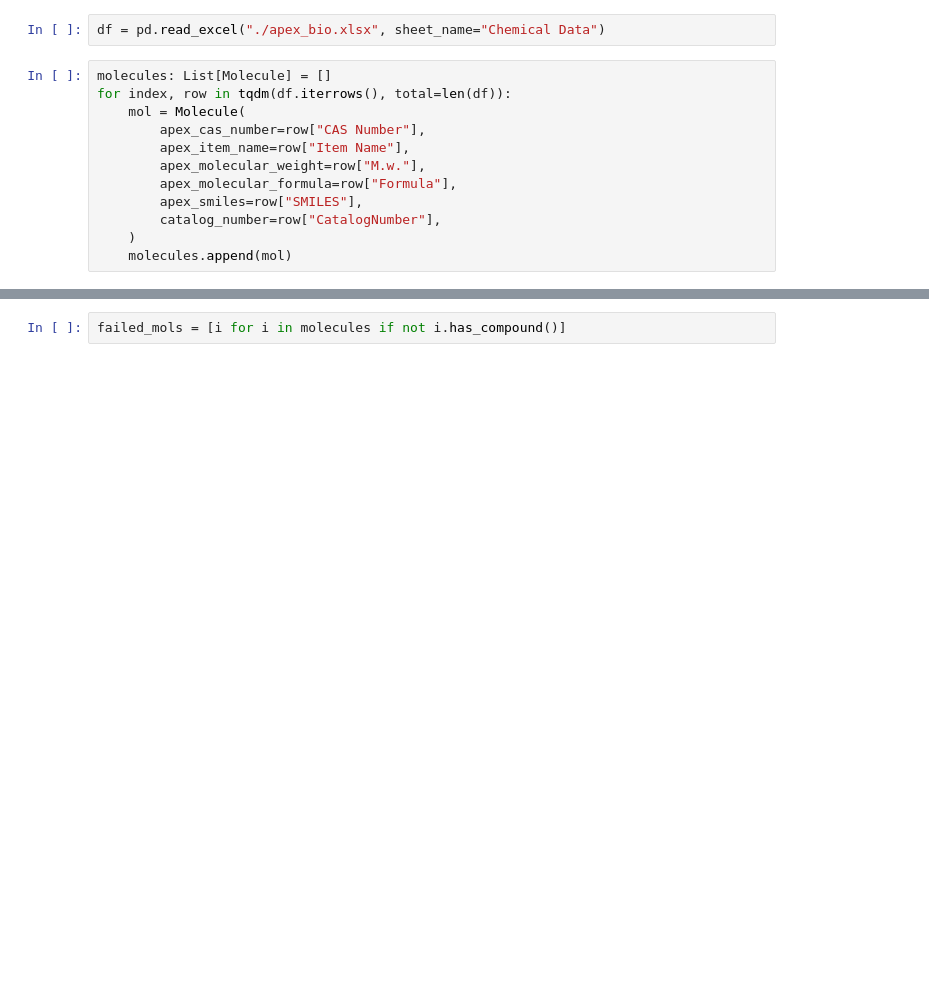
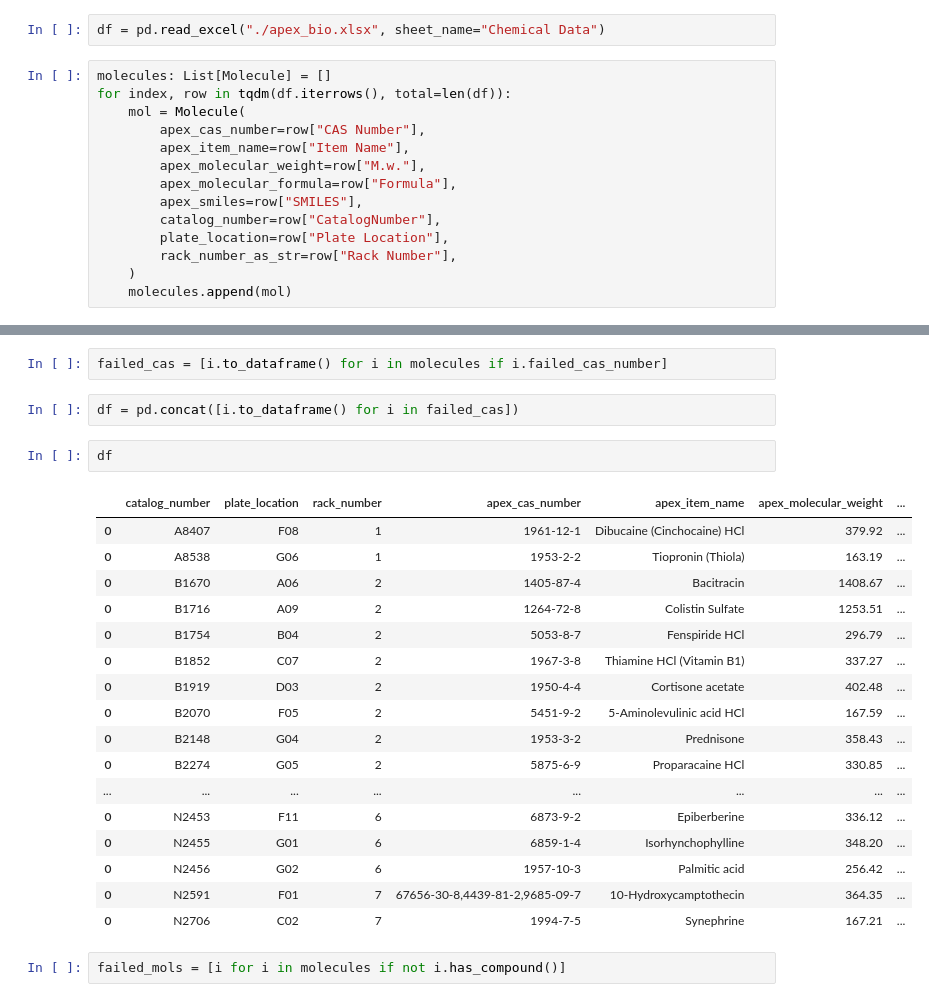
Before and after one commit to commons-research/apex_bio_data_cleaning, a Jupyter notebook: oop.ipynb, the cells around one changed output, grey strips where cells are left out. Drawn from its saved outputs; the diff is of its cells as text; blank space fills up the shorter version.

```diff
--- a/oop.ipynb
+++ b/oop.ipynb
@@ -15,6 +15,8 @@ for index, row in tqdm(df.iterrows(), total=len(df)):
         apex_molecular_formula=row["Formula"],
         apex_smiles=row["SMILES"],
         catalog_number=row["CatalogNumber"],
+        plate_location=row["Plate Location"],
+        rack_number_as_str=row["Rack Number"],
     )
     molecules.append(mol)
 # %% [output]
@@ -48,3 +73,27 @@ Error fetching compound by SMILES.
+# %%
+failed_cas = [i.to_dataframe() for i in molecules if i.failed_cas_number]
+# %%
+df = pd.concat([i.to_dataframe() for i in failed_cas])
+# %%
+df
+# %% [output]
+|  | catalog_number | plate_location | rack_number | apex_cas_number | apex_item_name | apex_molecular_weight | ... |
+| 0 | A8407 | F08 | 1 | 1961-12-1 | Dibucaine (Cinchocaine) HCl | 379.92 | ... |
+| 0 | A8538 | G06 | 1 | 1953-2-2 | Tiopronin (Thiola) | 163.19 | ... |
+| 0 | B1670 | A06 | 2 | 1405-87-4 | Bacitracin | 1408.67 | ... |
+| 0 | B1716 | A09 | 2 | 1264-72-8 | Colistin Sulfate | 1253.51 | ... |
+| 0 | B1754 | B04 | 2 | 5053-8-7 | Fenspiride HCl | 296.79 | ... |
+| 0 | B1852 | C07 | 2 | 1967-3-8 | Thiamine HCl (Vitamin B1) | 337.27 | ... |
+| 0 | B1919 | D03 | 2 | 1950-4-4 | Cortisone acetate | 402.48 | ... |
+| 0 | B2070 | F05 | 2 | 5451-9-2 | 5-Aminolevulinic acid HCl | 167.59 | ... |
+| 0 | B2148 | G04 | 2 | 1953-3-2 | Prednisone | 358.43 | ... |
+| 0 | B2274 | G05 | 2 | 5875-6-9 | Proparacaine HCl | 330.85 | ... |
+| ... | ... | ... | ... | ... | ... | ... | ... |
+| 0 | N2453 | F11 | 6 | 6873-9-2 | Epiberberine | 336.12 | ... |
+| 0 | N2455 | G01 | 6 | 6859-1-4 | Isorhynchophylline | 348.20 | ... |
+| 0 | N2456 | G02 | 6 | 1957-10-3 | Palmitic acid | 256.42 | ... |
+| 0 | N2591 | F01 | 7 | 67656-30-8,4439-81-2,9685-09-7 | 10-Hydroxycamptothecin | 364.35 | ... |
+| 0 | N2706 | C02 | 7 | 1994-7-5 | Synephrine | 167.21 | ... |
 # %%
 failed_mols = [i for i in molecules if not i.has_compound()]
 # %%
```
Also changed, not shown: parts of 5 cells of this notebook, 1 other file.
